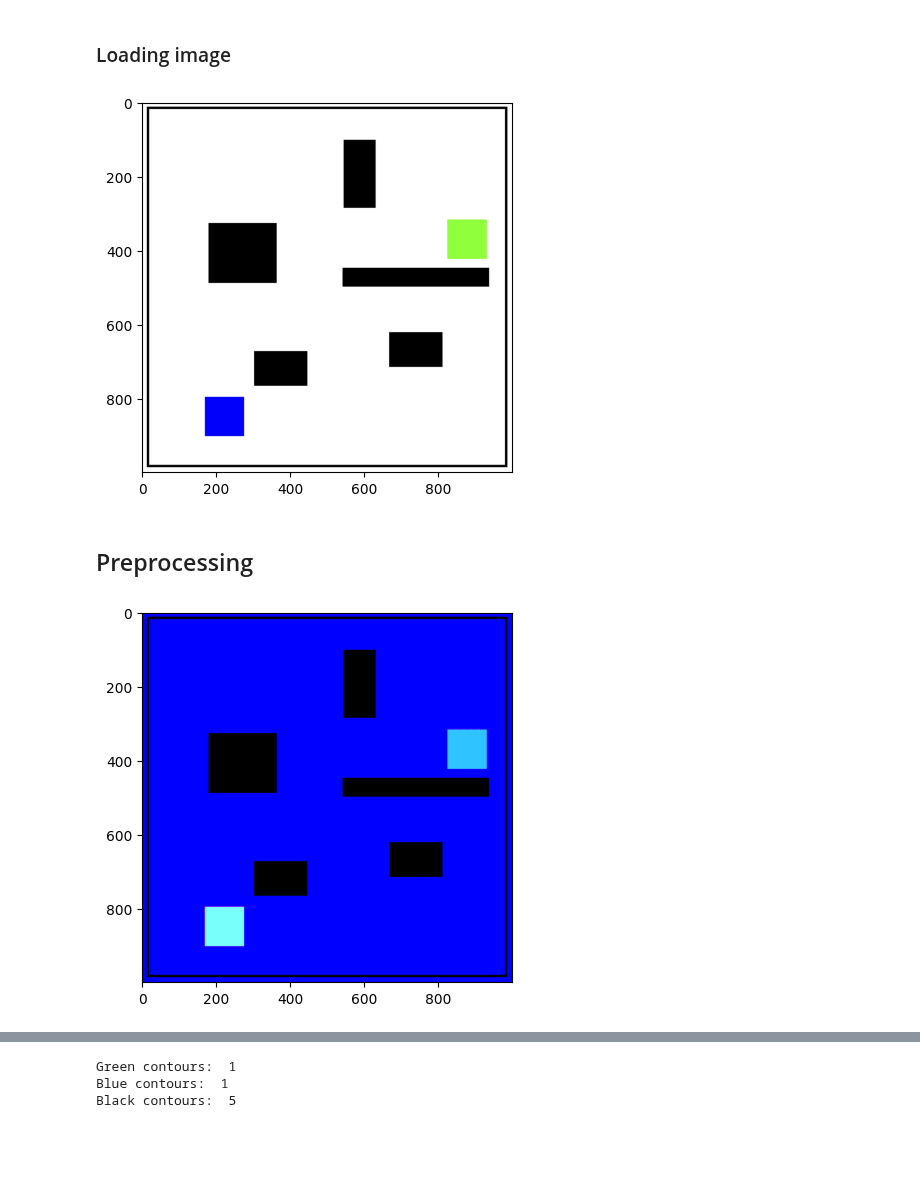
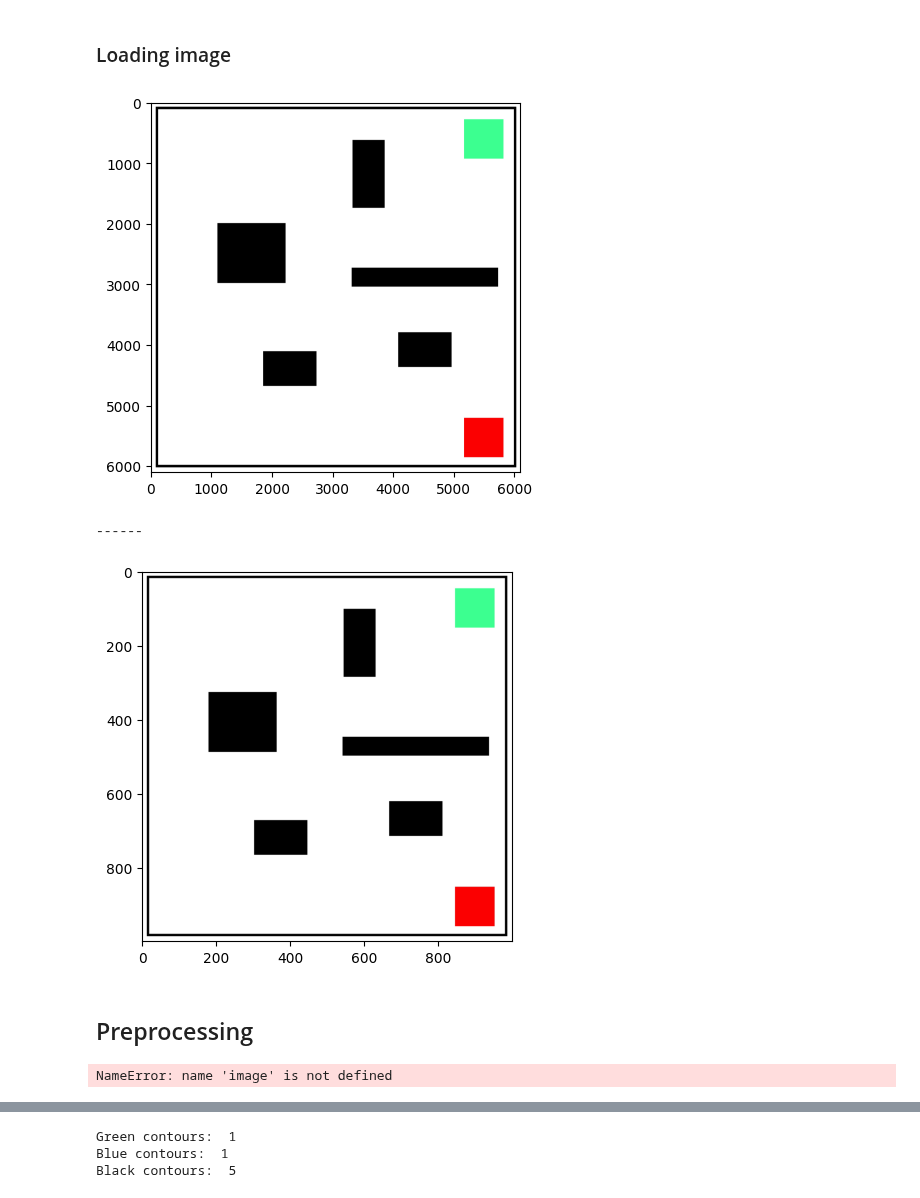
Before and after one commit to Armonis5/ThymioMob, a Jupyter notebook: vision.ipynb, the cells around one changed output, grey strips where cells are left out. Cells and saved outputs as stored; diff of their text form; code cells hidden in the pictures; blank space fills up the shorter version.

```diff
--- a/vision.ipynb
+++ b/vision.ipynb
@@ -17,19 +19,23 @@ import time
 ### Loading image
 # %%
 # Load the image
-image = cv2.imread('map_mobile_robotics2.jpeg')
-
+image = cv2.imread('map_mobile_robotics.jpeg')
+plt.imshow(image)
+plt.show()
+print("------")
 #Resize this image to 1mx1m
 image = cv2.resize(image, (1000, 1000))
 
 # Convert the image from BGR to RGB
-image = cv2.cvtColor(image, cv2.COLOR_BGR2RGB)
+#image = cv2.cvtColor(image, cv2.COLOR_BGR2RGB)
 
 # Display the image
 plt.imshow(image)
 plt.show()
 # %% [output]
-[figure, old version]
+[figure, new version]
+------
+[figure, added]
 # %% [markdown]
 ## Preprocessing
 # %%
@@ -40,7 +46,7 @@ hsv = cv2.cvtColor(image, cv2.COLOR_RGB2HSV)
 plt.imshow(hsv)
 plt.show()
 # %% [output]
-[figure, removed]
+NameError: name 'image' is not defined
 # %%
 # Define color ranges for green squares
 green_lower = np.array([35, 100, 100])
```
Also changed, not shown: parts of 14 cells of this notebook, 2 other files.
